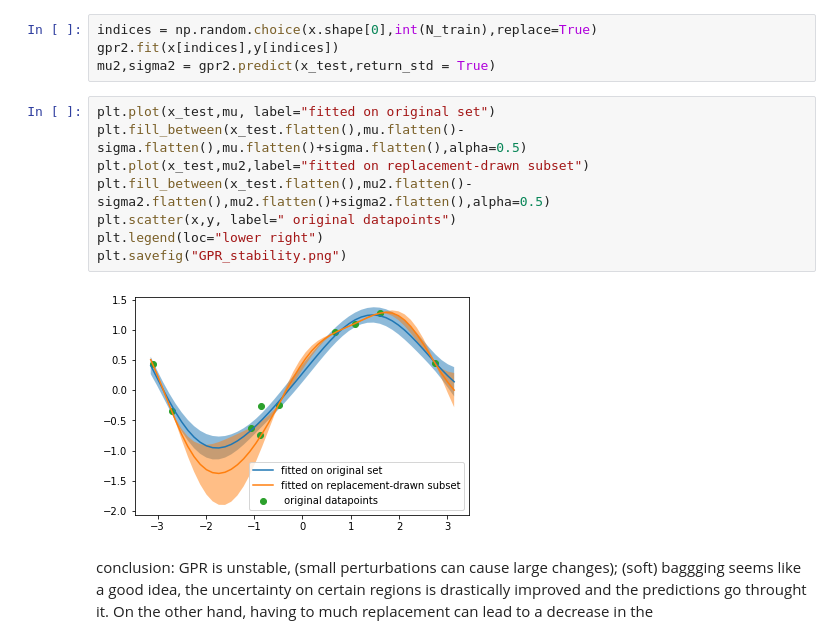
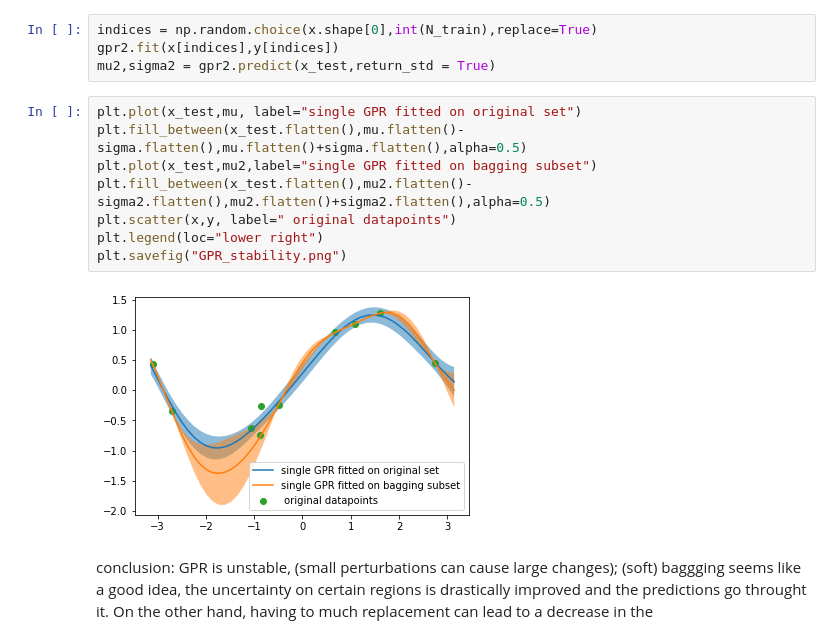
Before and after one commit to tlpss/ML-Project2, a Jupyter notebook: notebooks/#0000_GPR_stability.ipynb, the cells around one changed output. Drawn from its saved outputs; the diff is of its cells as text.

Commit message:
updated plot

```diff
--- a/notebooks/#0000_GPR_stability.ipynb
+++ b/notebooks/#0000_GPR_stability.ipynb
@@ -33,15 +33,15 @@ indices = np.random.choice(x.shape[0],int(N_train),replace=True)
 gpr2.fit(x[indices],y[indices])
 mu2,sigma2 = gpr2.predict(x_test,return_std = True)
 # %%
-plt.plot(x_test,mu, label="fitted on original set")
+plt.plot(x_test,mu, label="single GPR fitted on original set")
 plt.fill_between(x_test.flatten(),mu.flatten()-sigma.flatten(),mu.flatten()+sigma.flatten(),alpha=0.5)
-plt.plot(x_test,mu2,label="fitted on replacement-drawn subset")
+plt.plot(x_test,mu2,label="single GPR fitted on bagging subset")
 plt.fill_between(x_test.flatten(),mu2.flatten()-sigma2.flatten(),mu2.flatten()+sigma2.flatten(),alpha=0.5)
 plt.scatter(x,y, label=" original datapoints")
 plt.legend(loc="lower right")
 plt.savefig("GPR_stability.png")
 # %% [output]
-[figure, old version]
+[figure, new version]
 # %% [markdown]
 conclusion:
 GPR is unstable, (small perturbations can cause large changes);
```
